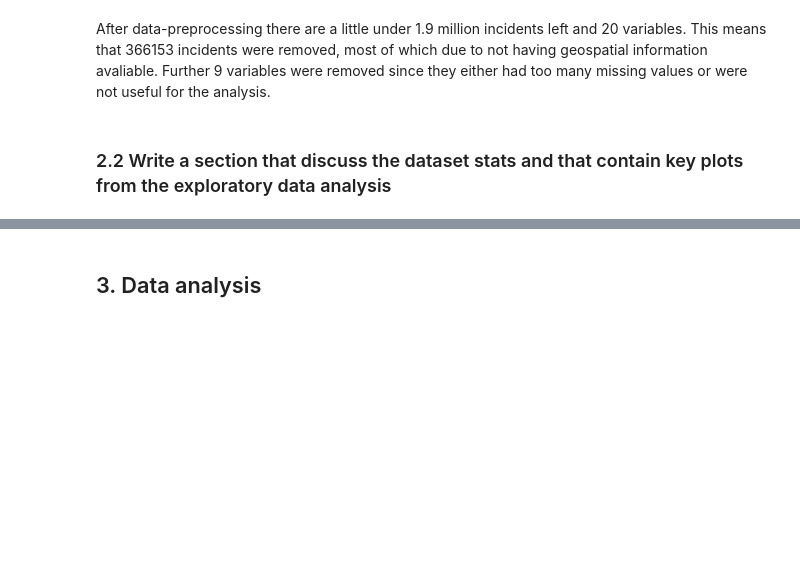
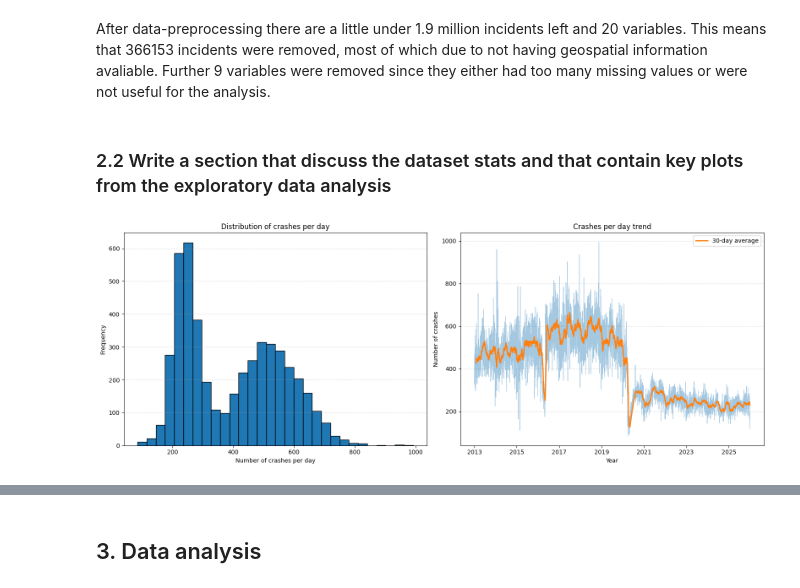
Before and after one commit to Melf-M/Final_project, a Jupyter notebook: Assignment_B/explainer.ipynb, the cells around one changed output, grey strips where cells are left out. Drawn from its saved outputs; the diff is of its cells as text; code cells hidden in the pictures; blank space fills up the shorter version.

```diff
--- a/Assignment_B/explainer.ipynb
+++ b/Assignment_B/explainer.ipynb
@@ -269,3 +269,35 @@ print(df.shape[0]-df_clean.shape[0])
 After data-preprocessing there are a little under 1.9 million incidents left and 20 variables. This means that 366153 incidents were removed, most of which due to not having geospatial information avaliable. Further 9 variables were removed since they either had too many missing values or were not useful for the analysis.
 # %% [markdown]
 ### 2.2 Write a section that discuss the dataset stats and that contain key plots from the exploratory data analysis
+# %%
+crashes_per_day = (
+    df_clean.groupby(df_clean["CRASH DATETIME"].dt.date)
+      .size()
+)
+
+rolling_30 = crashes_per_day.rolling(30).mean()
+fig, axes = plt.subplots(1, 2, figsize=(16, 6))
+
+axes[0].hist(crashes_per_day, bins=30,edgecolor="black")
+axes[0].set_xlabel("Number of crashes per day")
+axes[0].set_ylabel("Frequency")
+axes[0].set_title("Distribution of crashes per day")
+axes[0].grid(True,axis="y",linestyle="--",alpha=0.4)
+
+axes[1].plot(crashes_per_day.index, crashes_per_day.values, linewidth=0.8, alpha=0.4)
+axes[1].plot(rolling_30.index, rolling_30.values, linewidth=2, label="30-day average")
+axes[1].set_xlabel("Year")
+axes[1].set_ylabel("Number of crashes")
+axes[1].set_title("Crashes per day trend")
+axes[1].grid(True, axis="y", linestyle="--", alpha=0.4)
+axes[1].set_axisbelow(True)
+
+tick_years = pd.date_range("2013-01-01", crashes_per_day.index.max(), freq="2YS")
+axes[1].set_xticks(tick_years)
+axes[1].xaxis.set_major_formatter(mdates.DateFormatter("%Y"))
+axes[1].legend()
+
+plt.tight_layout()
+plt.show()
+# %% [output]
+[figure, added]
```
Also changed, not shown: parts of 3 cells of this notebook.
